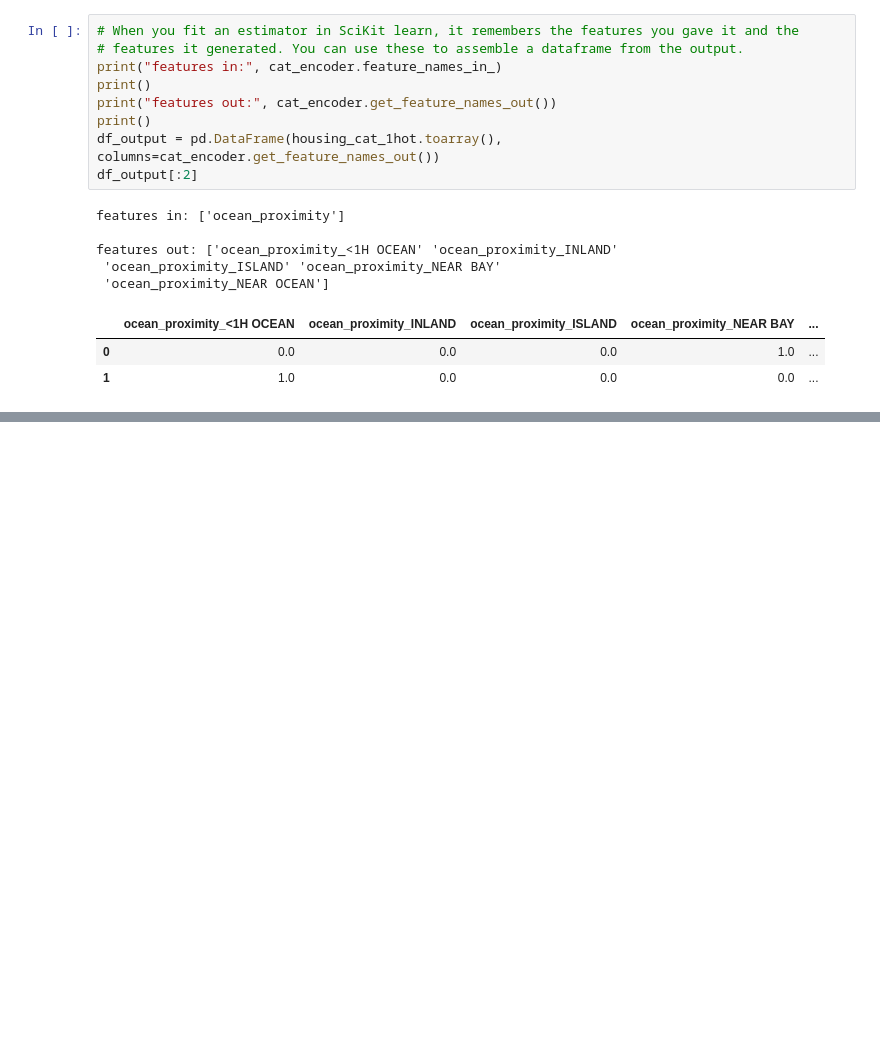
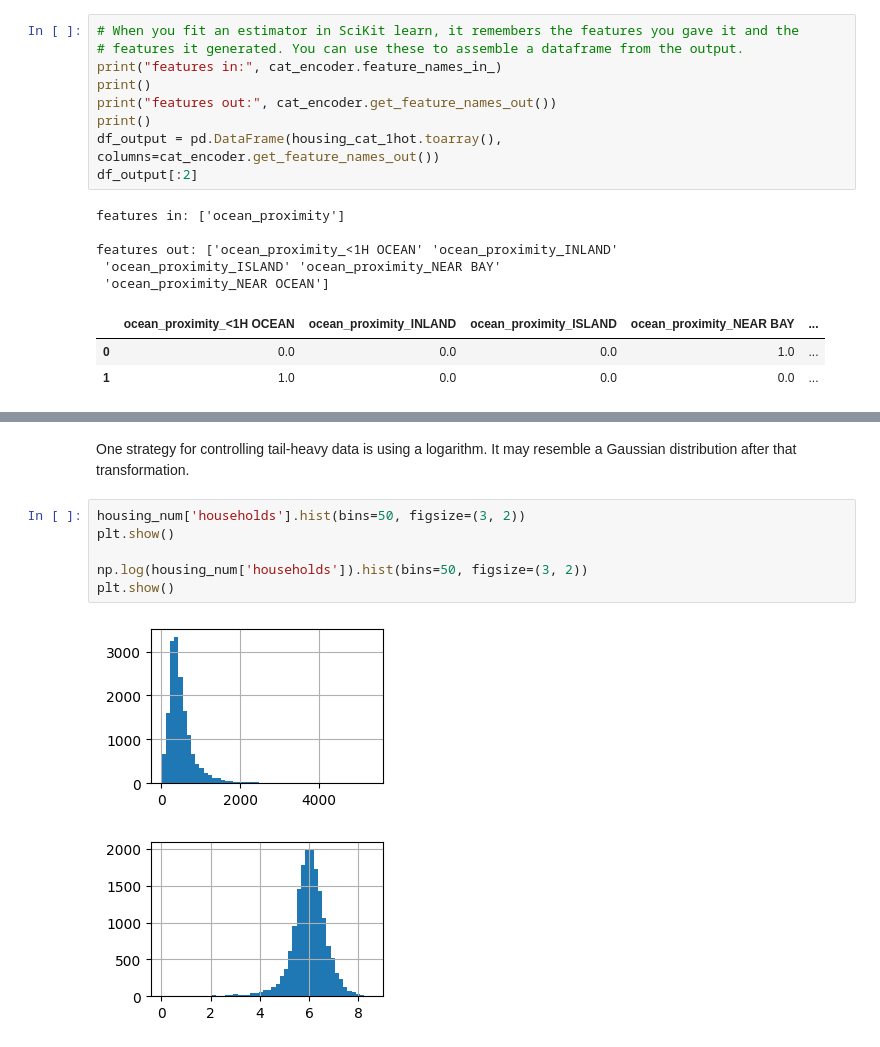
Before and after one commit to fractalate/study-geron-hands-on-machine-learning-with-scikit-learn-keras-and-tensorflow, a Jupyter notebook: Chapter 02/Notebook.ipynb, the cells around one changed output, grey strips where cells are left out. Saved outputs shown, nothing was run; the diff lists cells and outputs as text; blank space fills up the shorter version.

```diff
--- a/Chapter 02/Notebook.ipynb
+++ b/Chapter 02/Notebook.ipynb
@@ -344,0 +373,11 @@ features out: ['ocean_proximity_<1H OCEAN' 'ocean_proximity_INLAND'
+# %% [markdown]
+One strategy for controlling tail-heavy data is using a logarithm. It may resemble a Gaussian distribution after that transformation.
+# %%
+housing_num['households'].hist(bins=50, figsize=(3, 2))
+plt.show()
+
+np.log(housing_num['households']).hist(bins=50, figsize=(3, 2))
+plt.show()
+# %% [output]
+[figure, added]
+[figure, added]
```
Also changed, not shown: parts of 15 cells of this notebook.
